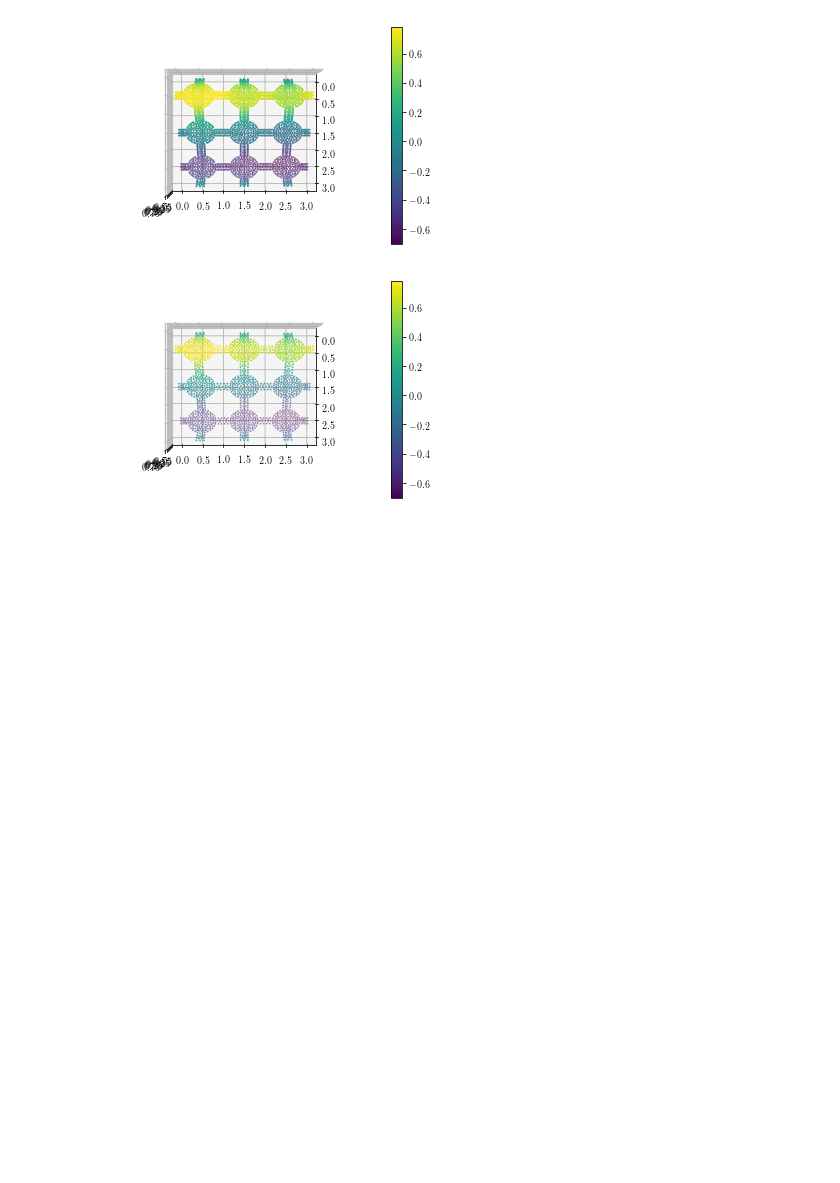
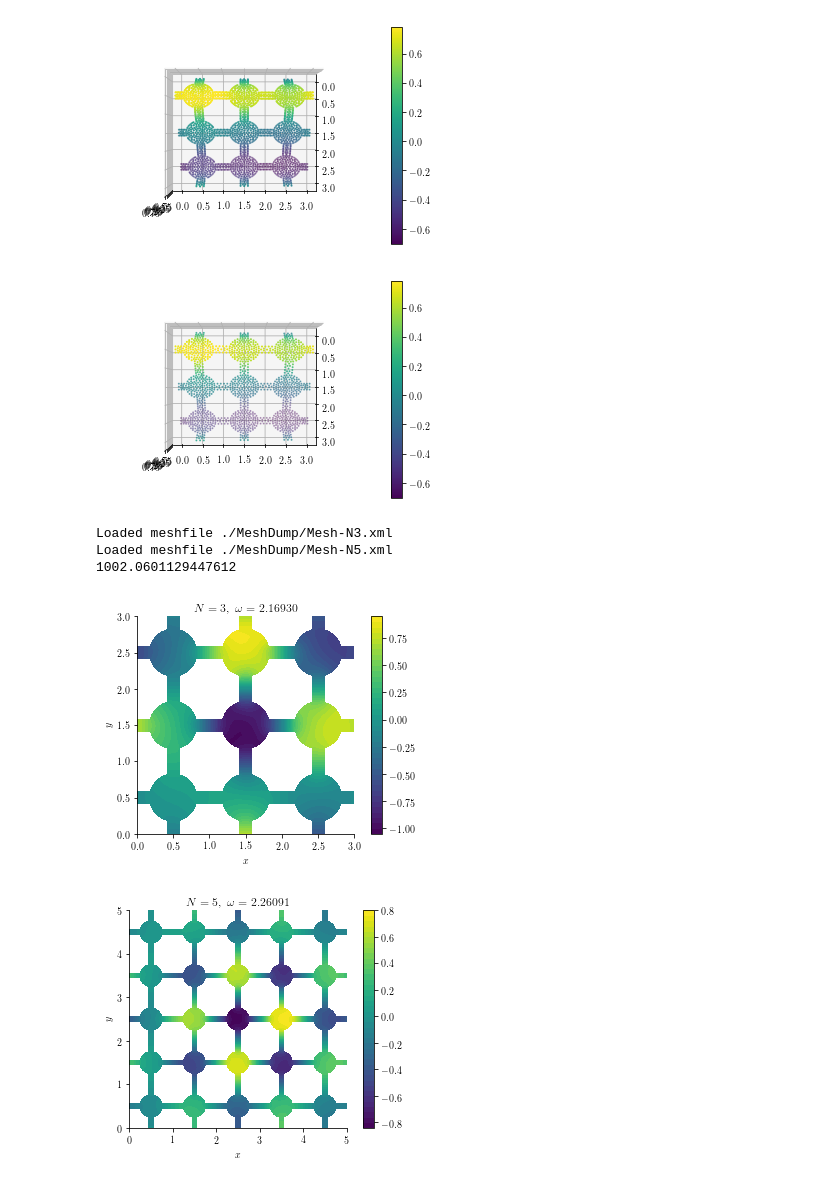
Before and after one commit to willGraham01/PhD-Work-Git, a Jupyter notebook: QG_Code/5VertexGraph_CrossSetup/EigenfunctionShapes.ipynb, the cells around one changed output. Drawn from its saved outputs; the diff is of its cells as text; code cells hidden in the pictures; blank space fills up the shorter version.

```diff
--- a/QG_Code/5VertexGraph_CrossSetup/EigenfunctionShapes.ipynb
+++ b/QG_Code/5VertexGraph_CrossSetup/EigenfunctionShapes.ipynb
@@ -82,7 +82,7 @@ def PlotFunction(N, u, w):
     mesh = Mesh(meshFile)
     print('Loaded meshfile %s' % (meshFile))
 
-    V = FunctionSpace(mesh, 'CG', 1, constrained_domain=PeriodicDomain())
+    V = FunctionSpace(mesh, 'CG', 1, constrained_domain=CreatePeriodicDomain(N))
     U = Function(V)
     U.vector()[:] = u
 
@@ -674,0 +731,18 @@ def FuncOnNewMesh(f, N, targetN, targetOnTop=False):
+# %%
+def CompareShapes(xyf1, xyf2):
+    '''
+    Given data for two functions f1, f2 in arrays of triples xyf1,xyf2 respectively,
+    compare the shapes of these functions.
+    INPUTS:
+        xyf1, xyf2: (n,3) numpy array; x,y,f(x,y) triples for the functions f1 and f2 respectively
+    OUTPUTS:
+        compVal: float; metric value for similarity of function shapes
+        xyfDiff: (n,) numpy array; pointwise difference of function values, ordered as in xyf1 and xyf2
+    '''
+    # normalise and then compare values
+    xyfDiff = ( xyf1[:,2] / np.max(np.abs(xyf1[:,2])) ) - ( xyf2[:,2] / np.max(np.abs(xyf2[:,2])) )
+
+    # run the comparison metric
+    compVal = np.sum(np.abs(xyfDiff))
+
+    return compVal, xyfDiff
@@ -781,0 +847,38 @@ elif N1 < N2:
+# %%
+N1 = 3
+N2 = 5
+
+# catch even-valued N as haven't decided what to do with those yet...
+if N1%2!=1:
+    raise ValueError('N1=%d is not odd, ambiguity in centre of domain' % (N1))
+elif N2%2!=1:
+    raise ValueError('N2=%d is not odd, ambiguity in centre of domain' % (N2))
+
+# test run: compare one of the functions in firstBands[N1] with another in firstBands[N2]
+# don't forget to check that the coordinates are the same, so we can directly compare function values!
+
+f1Test = firstBands[N1][1][:,-1]
+f2Test = firstBands[N2][1][:,-1]
+
+# function plots to judge result in eyeball norm
+fig1, ax1 = PlotFunction(N1, f1Test, firstBands[N1][0][-1])
+fig2, ax2 = PlotFunction(N2, f2Test, firstBands[N2][0][-1])
+
+xyf1 = FuncOnNewMesh(f1Test, N1, N2, targetOnTop=False)
+xyf2 = FuncOnNewMesh(f2Test, N2, N1, targetOnTop=True)
+# need targetOnTop to be true in one of these so co-ords are stacked in the same order across both
+
+# although xyf1 has (x,y) in N1 and xyf2 has (x,y) in N2, we know that the points transform row-wise into each other
+# however, due to some numerical errors near the boundary, we might not have as precise a matching as we would like
+# thus, we should filter out any points which as "far away" from each other
+xyf1Valid, xyf2Valid, goodInd = CoordMatchCheck(xyf1, xyf2, tol=1e-8)
+
+# having checked, we can form the pointwise difference of the two (normalised!) function values
+# and use the L1-norm as a gauge for how similar in shape they are
+print( CompareShapes(xyf1Valid, xyf2Valid)[0] )
+# %% [output]
+Loaded meshfile ./MeshDump/Mesh-N3.xml
+Loaded meshfile ./MeshDump/Mesh-N5.xml
+1002.0601129447612
+[figure, added]
+[figure, added]
```
Also changed, not shown: parts of 15 cells of this notebook, 18 other files.
